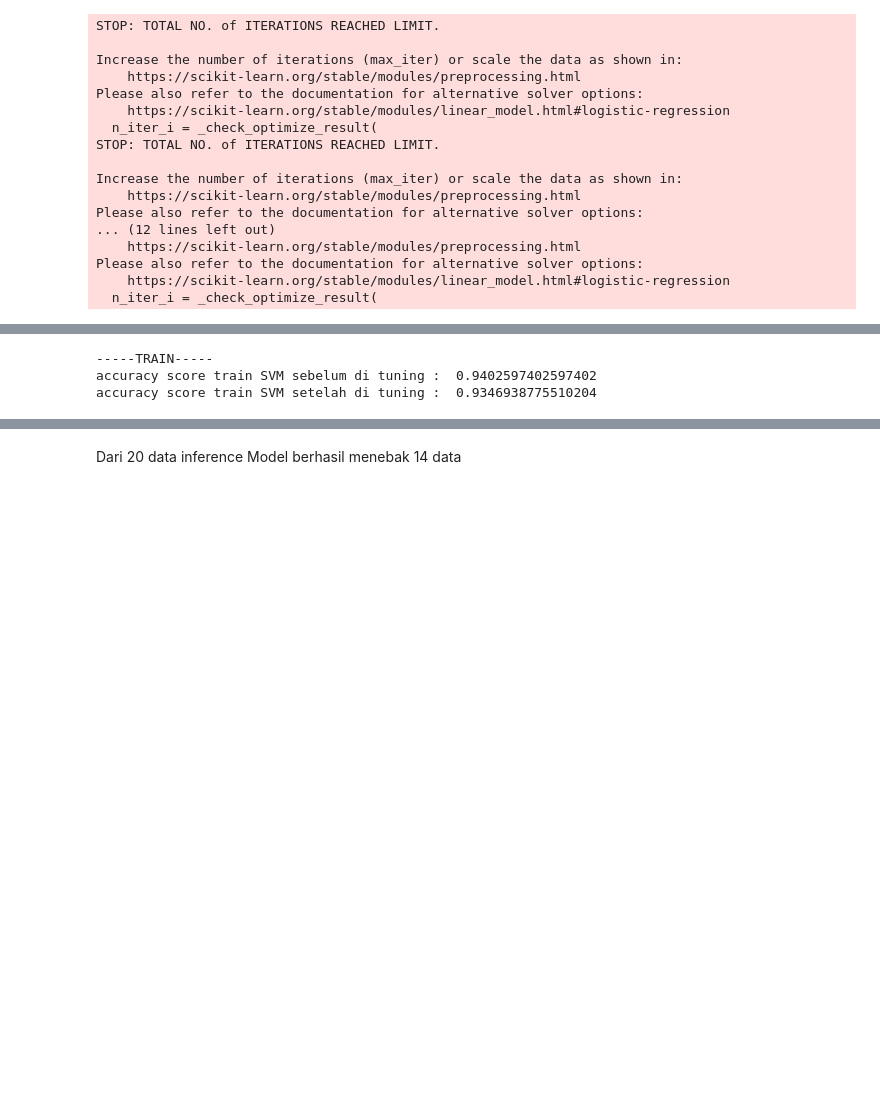
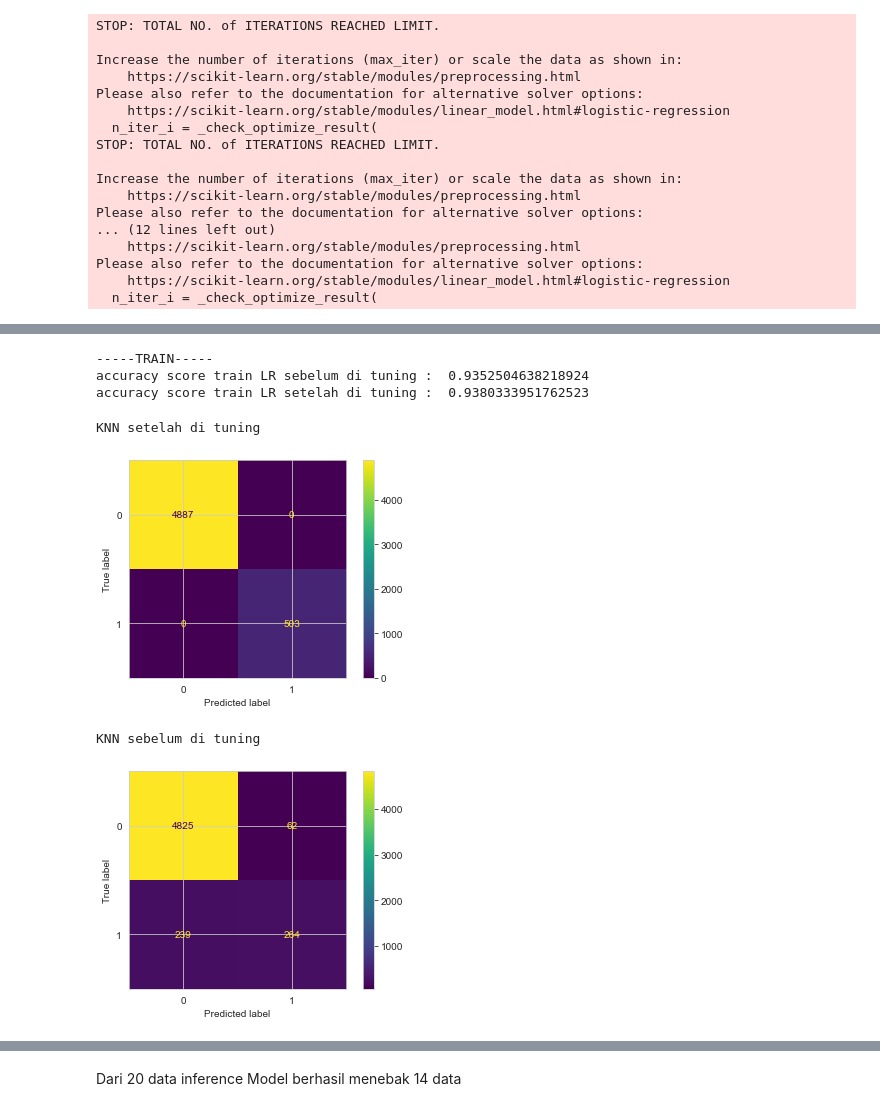
Before and after one commit to suma-bimantoro-andru/Machine-Learning, a Jupyter notebook: Healthcare Provider Fraud Detection/Medicare Provider Fraud Detection.ipynb, the cells around one changed output, grey strips where cells are left out. Cells and saved outputs as stored; diff of their text form; code cells hidden in the pictures; blank space fills up the shorter version.

```diff
--- a/Healthcare Provider Fraud Detection/Medicare Provider Fraud Detection.ipynb
+++ b/Healthcare Provider Fraud Detection/Medicare Provider Fraud Detection.ipynb
@@ -1878,0 +2027,8 @@ Please also refer to the documentation for alternative solver options:
+# %%
+#define variable gridsearch
+grid_searchknn = GridSearchCV(KNeighborsClassifier(),hyperparametersknn,refit=True,verbose=2)
+# %%
+#mencari parameter LR terbaik dengan grid search
+grid_searchknn.fit(X_train_pipline,y_train_enc)
+print("Best parameters LR : {}".format(grid_searchknn.best_params_))
+print("Best cross-validation score: {:.2f}".format(grid_searchknn.best_score_))
@@ -1879,3 +2056,3 @@ Please also refer to the documentation for alternative solver options:
 # %%
 #define model setelah dapat param dari grid search
-lr_tuning=grid_search.best_estimator_
+knn_tuning=grid_searchknn.best_estimator_
@@ -1907,5 +2134,6 @@ score Mean model setelah di tuning:0.9380333951762523
 # %%
 #model tuning predict
 y_pred_train_lr_model_tuning = lr_tuning.predict(X_train_pipline)
+y_pred_train_knn_model_tuning = knn_tuning.predict(X_train_pipline)
 # %%
 #y_train setelah tuning  predik
@@ -1954,10 +2184,31 @@ weighted avg       0.93      0.94      0.94      5390
 # %%
 #Tampilan predict model setelah di tuning dan sebelum di tuning
 print('-----TRAIN-----')
-print('accuracy score train SVM sebelum di tuning : ',accuracy_score(y_train_enc,y_pred_train_lr_model_tuning))
-print('accuracy score train SVM setelah di tuning : ',accuracy_score(y_train_enc,y_pred_train_lr))
+print('accuracy score train LR sebelum di tuning : ',accuracy_score(y_train_enc,y_pred_train_lr))
+print('accuracy score train LR setelah di tuning : ',accuracy_score(y_train_enc,y_pred_train_lr_model_tuning))
 print('')
 # %% [output]
 -----TRAIN-----
-accuracy score train SVM sebelum di tuning :  0.9402597402597402
-accuracy score train SVM setelah di tuning :  0.9346938775510204
+accuracy score train LR sebelum di tuning :  0.9352504638218924
+accuracy score train LR setelah di tuning :  0.9380333951762523
+# %%
+#y_train setelah tuning  predik
+print('KNN setelah di tuning')
+cm = confusion_matrix(y_train_enc, y_pred_train_knn_model_tuning, labels=knn_tuning.classes_)
+disp = ConfusionMatrixDisplay(confusion_matrix=cm,display_labels=knn_tuning.classes_)
+
+disp.plot()
+plt.show()
+
+#y_train predict
+print('KNN sebelum di tuning')
+cm = confusion_matrix(y_train_enc, y_pred_train_knn, labels=knmod.classes_)
+disp = ConfusionMatrixDisplay(confusion_matrix=cm,display_labels=knmod.classes_)
+
+disp.plot()
+plt.show()
+# %% [output]
+KNN setelah di tuning
+[figure, added]
+KNN sebelum di tuning
+[figure, added]
```
Also changed, not shown: parts of 68 cells of this notebook, 2 other files.
